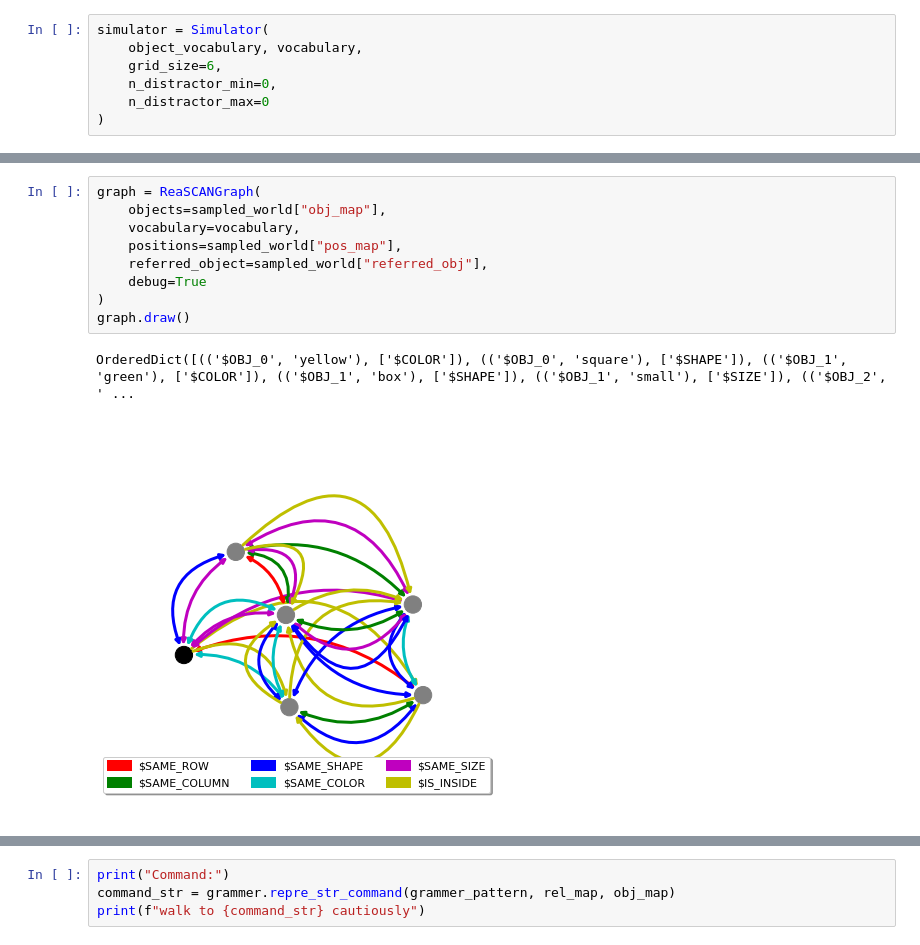
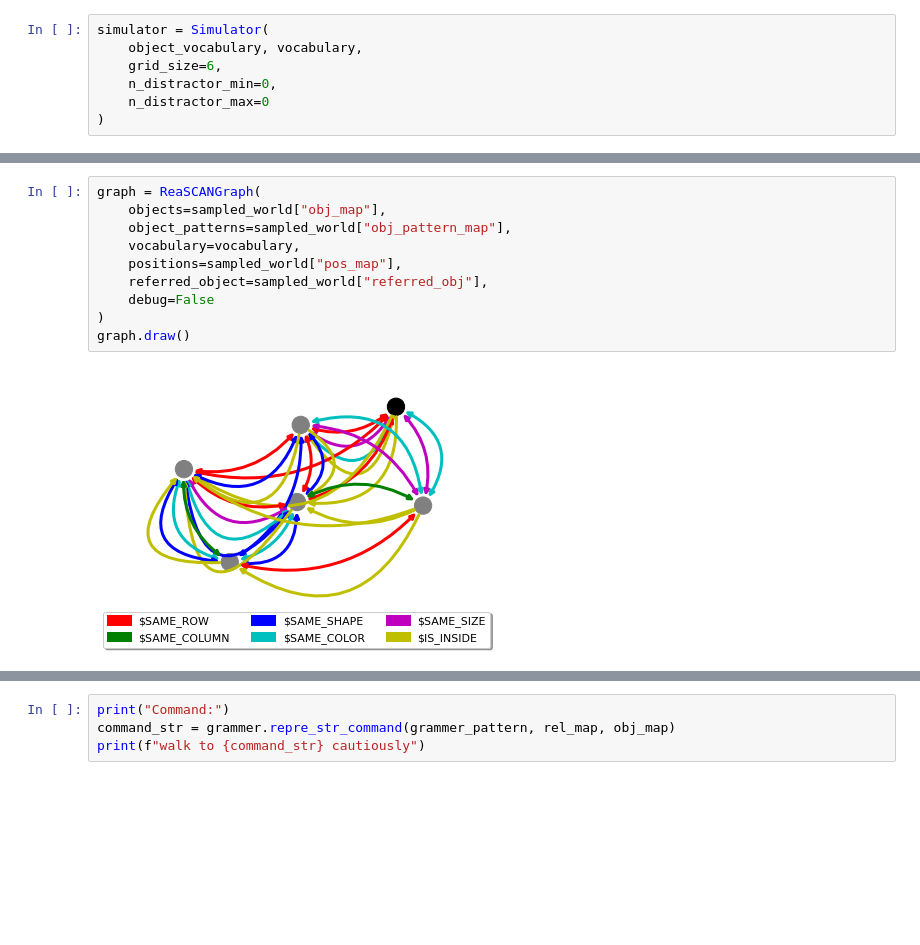
Before and after one commit to frankaging/Reason-SCAN, a Jupyter notebook: code/dataset/demo.ipynb, the cells around one changed output, grey strips where cells are left out. Cells and saved outputs as stored; diff of their text form; blank space fills up the shorter version.

```diff
--- a/code/dataset/demo.ipynb
+++ b/code/dataset/demo.ipynb
@@ -1025,15 +1058,15 @@ sampled_world
 # %%
 graph = ReaSCANGraph(
     objects=sampled_world["obj_map"],
+    object_patterns=sampled_world["obj_pattern_map"],
     vocabulary=vocabulary,
     positions=sampled_world["pos_map"],
     referred_object=sampled_world["referred_obj"],
-    debug=True
+    debug=False
 )
 graph.draw()
 # %% [output]
-OrderedDict([(('$OBJ_0', 'yellow'), ['$COLOR']), (('$OBJ_0', 'square'), ['$SHAPE']), (('$OBJ_1', 'green'), ['$COLOR']), (('$OBJ_1', 'box'), ['$SHAPE']), (('$OBJ_1', 'small'), ['$SIZE']), (('$OBJ_2', ' ...
-[figure, old version]
+[figure, new version]
 # %%
 pattern_graph = ReaSCANGraph(
     objects=obj_map,
```
Also changed, not shown: parts of 6 cells of this notebook.
